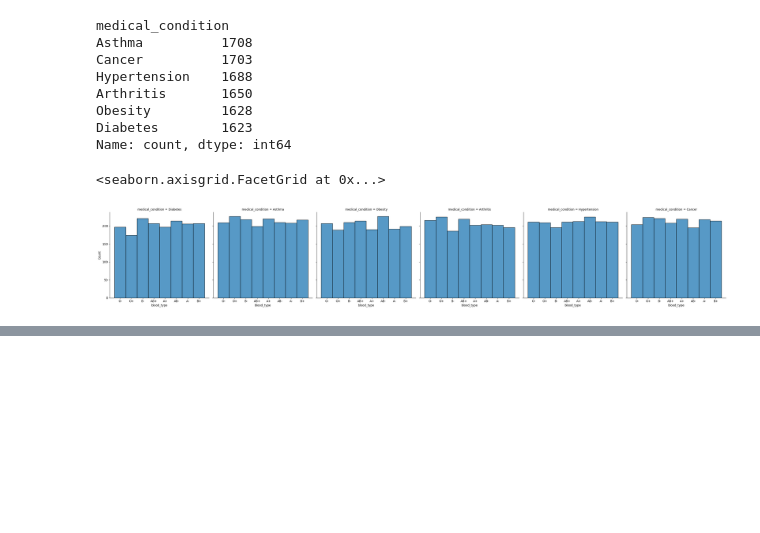
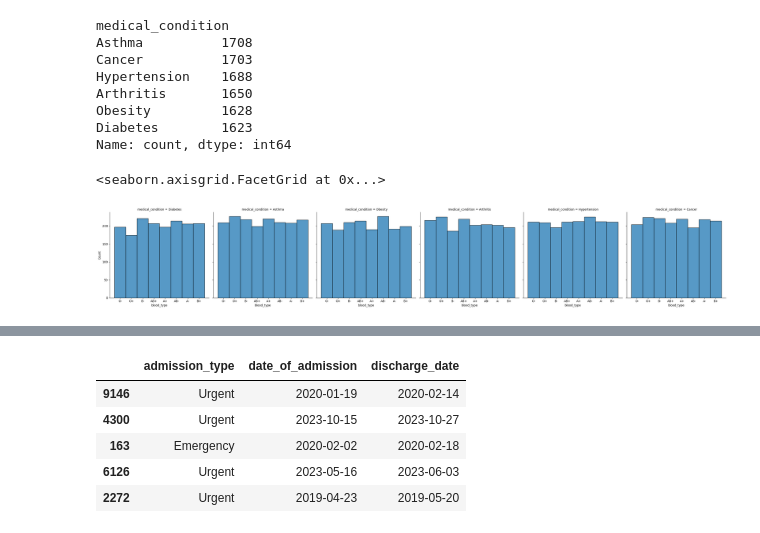
Before and after one commit to Dan-I-El/Healthcare-data-analysis, a Jupyter notebook: analysis.ipynb, the cells around one changed output, grey strips where cells are left out. Saved outputs shown, nothing was run; the diff lists cells and outputs as text; code cells hidden in the pictures; blank space fills up the shorter version.

```diff
--- a/analysis.ipynb
+++ b/analysis.ipynb
@@ -308,0 +338,10 @@ sns.displot(data=df, x="blood_type", col="medical_condition", kind="hist")
+# %%
+df_with_time = df.loc[:, ["admission_type", "date_of_admission", "discharge_date"]]
+df_with_time.sample(5)
+# %% [output]
+|  | admission_type | date_of_admission | discharge_date |
+| 9146 | Urgent | 2020-01-19 | 2020-02-14 |
+| 4300 | Urgent | 2023-10-15 | 2023-10-27 |
+| 163 | Emergency | 2020-02-02 | 2020-02-18 |
+| 6126 | Urgent | 2023-05-16 | 2023-06-03 |
+| 2272 | Urgent | 2019-04-23 | 2019-05-20 |
```
Also changed, not shown: parts of 9 cells of this notebook.
